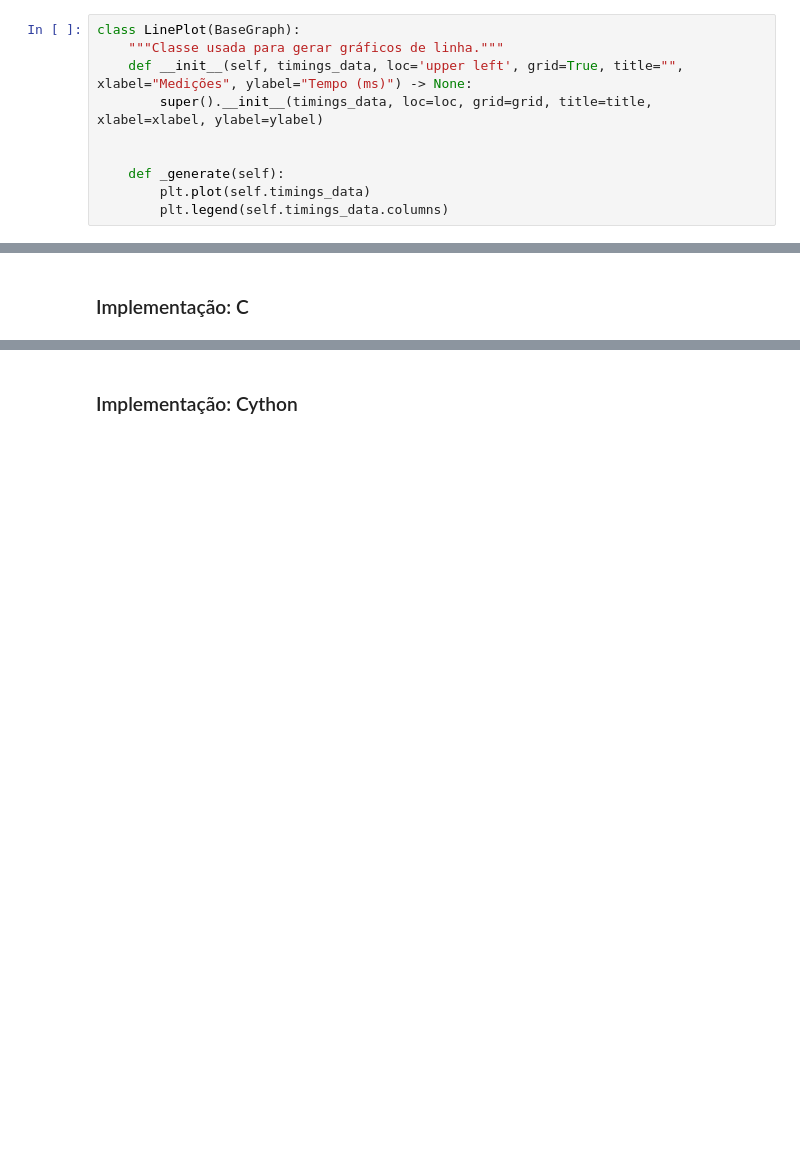
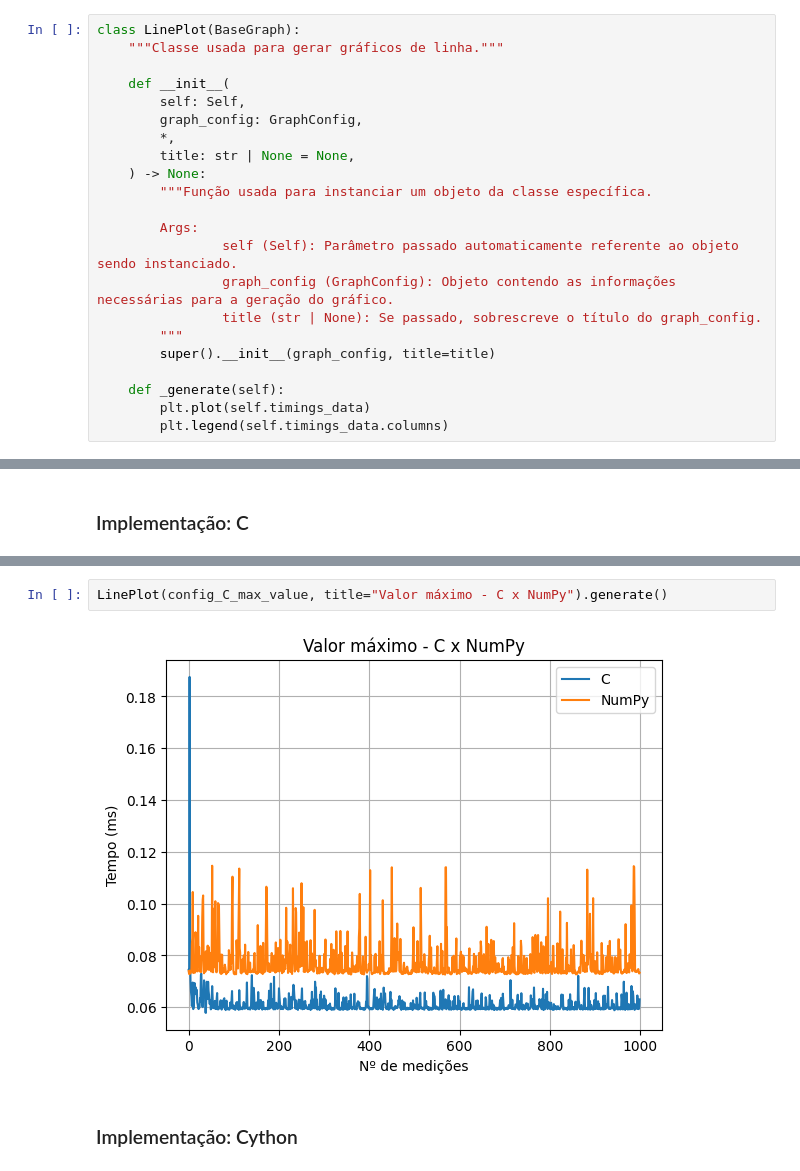
Before and after one commit to marcuscostagraciano/TCC-BSI, a Jupyter notebook: main.ipynb, the cells around one changed output, grey strips where cells are left out. Cells and saved outputs as stored; diff of their text form; blank space fills up the shorter version.

```diff
--- a/main.ipynb
+++ b/main.ipynb
@@ -226,13 +249,25 @@ class ViolinPlot(BaseGraph):
 # %%
 class LinePlot(BaseGraph):
-	"""Classe usada para gerar gráficos de linha."""
-	def __init__(self, timings_data, loc='upper left', grid=True, title="", xlabel="Medições", ylabel="Tempo (ms)") -> None:
-		super().__init__(timings_data, loc=loc, grid=grid, title=title, xlabel=xlabel, ylabel=ylabel)
+    """Classe usada para gerar gráficos de linha."""
 
+    def __init__(
+        self: Self,
+        graph_config: GraphConfig,
+        *,
+        title: str | None = None,
+    ) -> None:
+        """Função usada para instanciar um objeto da classe específica.
 
-	def _generate(self):
-		plt.plot(self.timings_data)
-		plt.legend(self.timings_data.columns)
+        Args:
+                self (Self): Parâmetro passado automaticamente referente ao objeto sendo instanciado.
+                graph_config (GraphConfig): Objeto contendo as informações necessárias para a geração do gráfico.
+                title (str | None): Se passado, sobrescreve o título do graph_config.
+        """
+        super().__init__(graph_config, title=title)
+
+    def _generate(self):
+        plt.plot(self.timings_data)
+        plt.legend(self.timings_data.columns)
 # %% [markdown]
 # Testes
 # %% [markdown]
@@ -269,3 +299,7 @@ LinePlot(timings_data=tempos).generate()
+# %%
+LinePlot(config_C_max_value, title="Valor máximo - C x NumPy").generate()
+# %% [output]
+[figure, added]
 # %% [markdown]
 ### Implementação: Cython
 # %%
```
Also changed, not shown: parts of 47 cells of this notebook.
